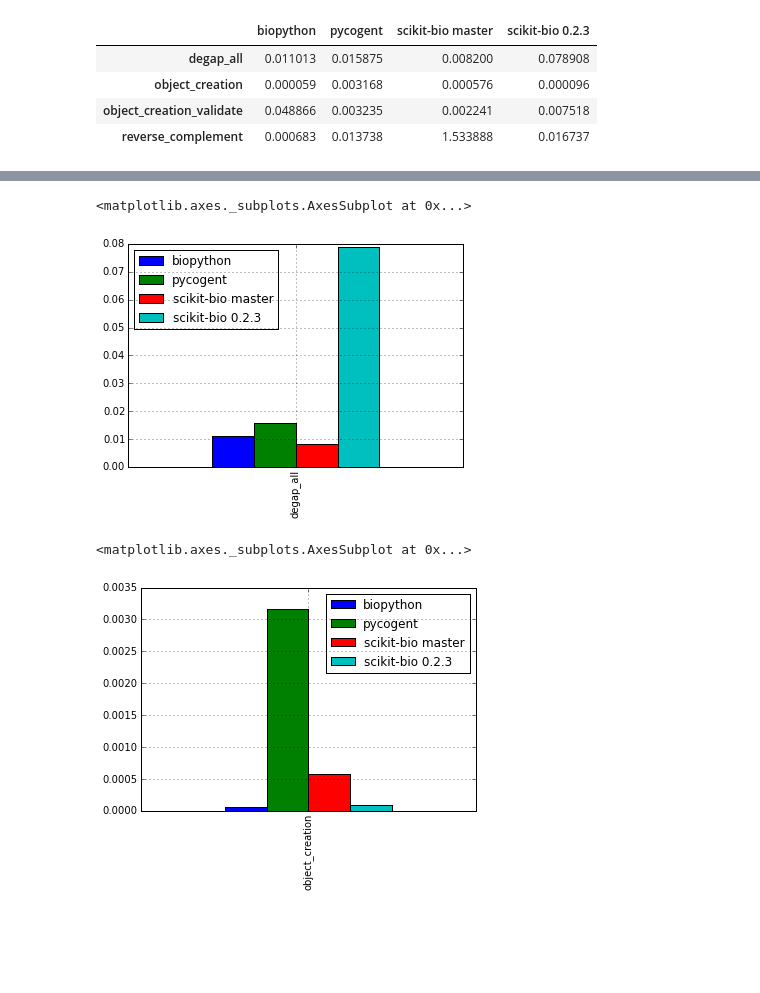
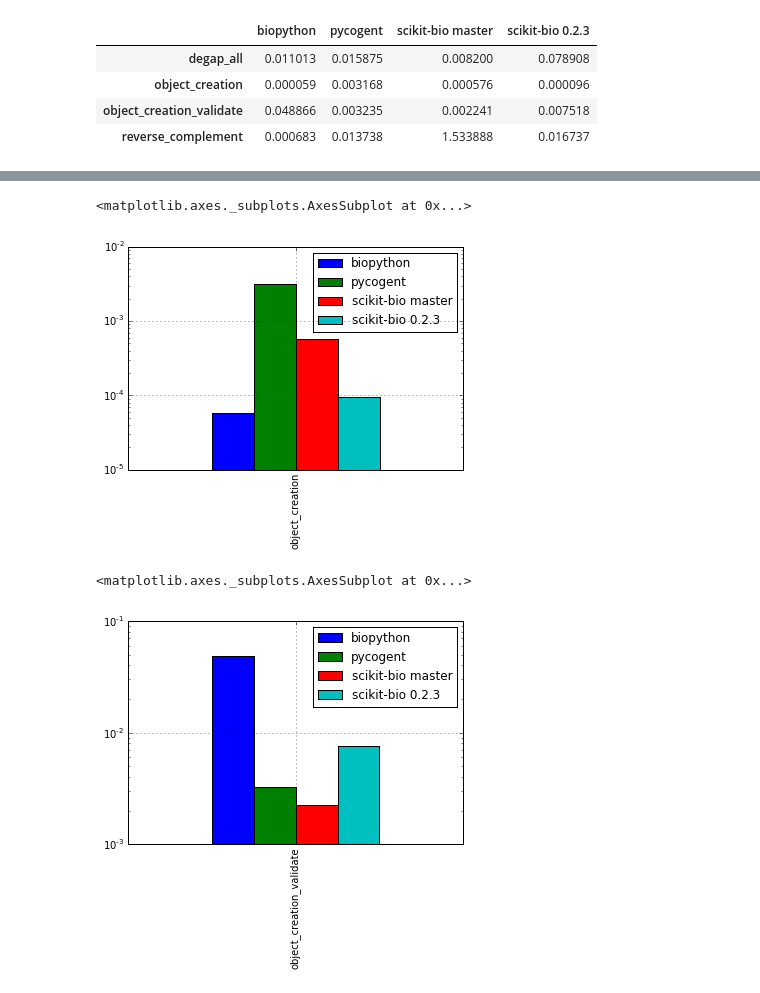
Before and after one commit to biocore/sequence-benchmarks, a Jupyter notebook: benchmarks/index.ipynb, the cells around one changed output, grey strips where cells are left out. Saved outputs shown, nothing was run; the diff lists cells and outputs as text; code cells hidden in the pictures; blank space fills up the shorter version.

Commit message:
better plotting

```diff
--- a/benchmarks/index.ipynb
+++ b/benchmarks/index.ipynb
@@ -18,11 +23,11 @@ comparison
 # %%
-comparison[0:1].plot(kind='bar')
+comparison[1:2].plot(kind='bar', logy=True)
 # %% [output]
 <matplotlib.axes._subplots.AxesSubplot at 0x...>
-[figure, old version]
+[figure, new version]
 # %%
-comparison[1:2].plot(kind='bar')
+comparison[2:3].plot(kind='bar', logy=True)
 # %% [output]
 <matplotlib.axes._subplots.AxesSubplot at 0x...>
-[figure, old version]
+[figure, new version]
 # %%
```
Also changed, not shown: parts of 3 cells of this notebook.
